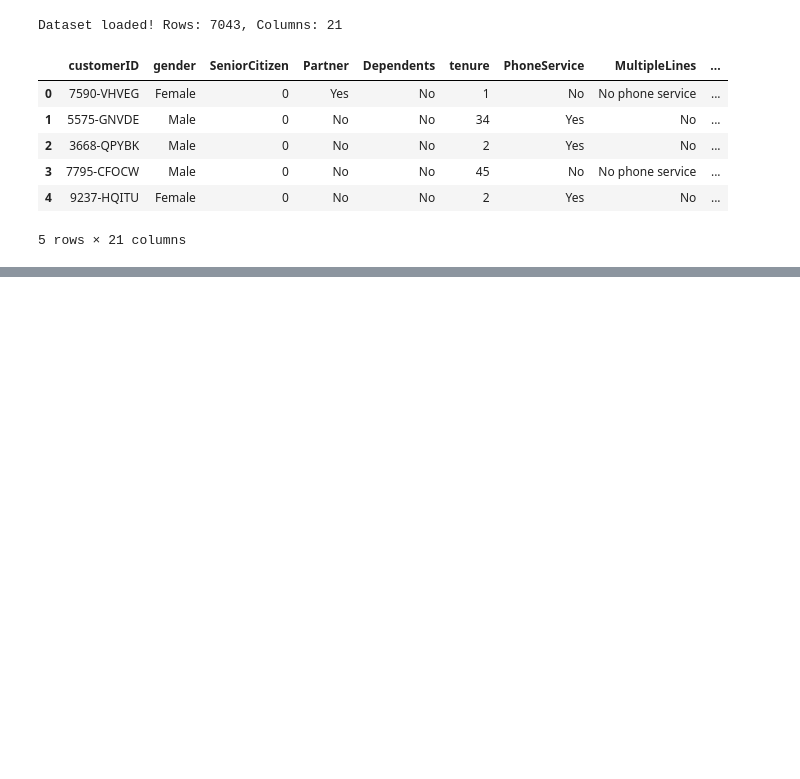
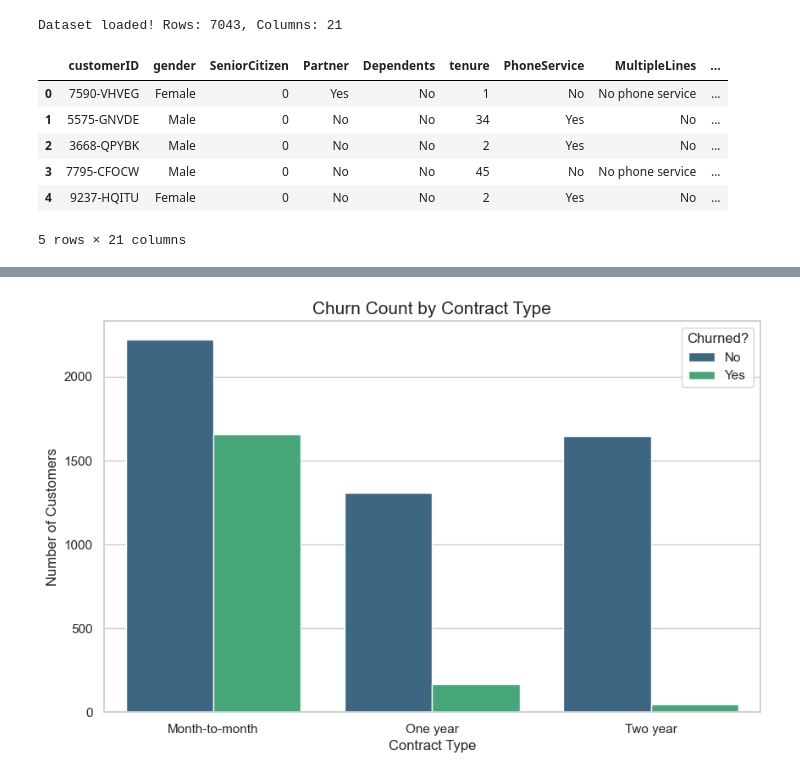
Before and after one commit to JJaures10/telecom-customer-churn-prediction, a Jupyter notebook: notebooks/01_exploration.ipynb, the cells around one changed output, grey strips where cells are left out. Cells and saved outputs as stored; diff of their text form; code cells hidden in the pictures; blank space fills up the shorter version.

Commit message:
feat: complete churn prediction model and final business analysis

```diff
--- a/notebooks/01_exploration.ipynb
+++ b/notebooks/01_exploration.ipynb
@@ -17,0 +90,7 @@ Dataset loaded! Rows: 7043, Columns: 21
+# %%
+# Fill missing TotalCharges with the median value
+df['TotalCharges'] = df['TotalCharges'].fillna(df['TotalCharges'].median())
+# %%
+# Get the categorical columns
+categorical_columns = df.select_dtypes(include=["object", "string", "category"]).columns
+categorical_columns
@@ -17,0 +103,8 @@ Dataset loaded! Rows: 7043, Columns: 21
+# %%
+cat_stats = pd.DataFrame(columns=["N", "Unique", "Missing"])
+for col in categorical_columns:
+    N = len(df)
+    Unique = df[col].nunique(dropna=True)
+    Missing = df[col].isna().sum()
+    cat_stats.loc[col] = [N, Unique, Missing]
+print(cat_stats)
@@ -17,0 +152,12 @@ Dataset loaded! Rows: 7043, Columns: 21
+# %%
+# Replace 'No internet service' with 'No' for multiple columns at once
+cols_to_fix = ['OnlineSecurity', 'OnlineBackup', 'DeviceProtection',
+               'TechSupport', 'StreamingTV', 'StreamingMovies']
+
+for col in cols_to_fix:
+    df[col] = df[col].replace({'No internet service': 'No'})
+
+# Verify the change
+print(df['OnlineSecurity'].value_counts())
+print(df['OnlineBackup'].value_counts())
+print(df['DeviceProtection'].value_counts())
@@ -17,0 +177,20 @@ Dataset loaded! Rows: 7043, Columns: 21
+# %%
+import matplotlib.pyplot as plt
+import seaborn as sns
+
+# Set the visual style
+sns.set_theme(style="whitegrid")
+
+#  Create a plot showing Churn by Contract type
+plt.figure(figsize=(10, 6))
+sns.countplot(data=df, x='Contract', hue='Churn', palette='viridis')
+
+
+plt.title('Churn Count by Contract Type', fontsize=15)
+plt.xlabel('Contract Type', fontsize=12)
+plt.ylabel('Number of Customers', fontsize=12)
+plt.legend(title='Churned?', labels=['No', 'Yes'])
+
+plt.show()
+# %% [output]
+[figure, added]
```
Also changed, not shown: parts of 32 cells of this notebook.
